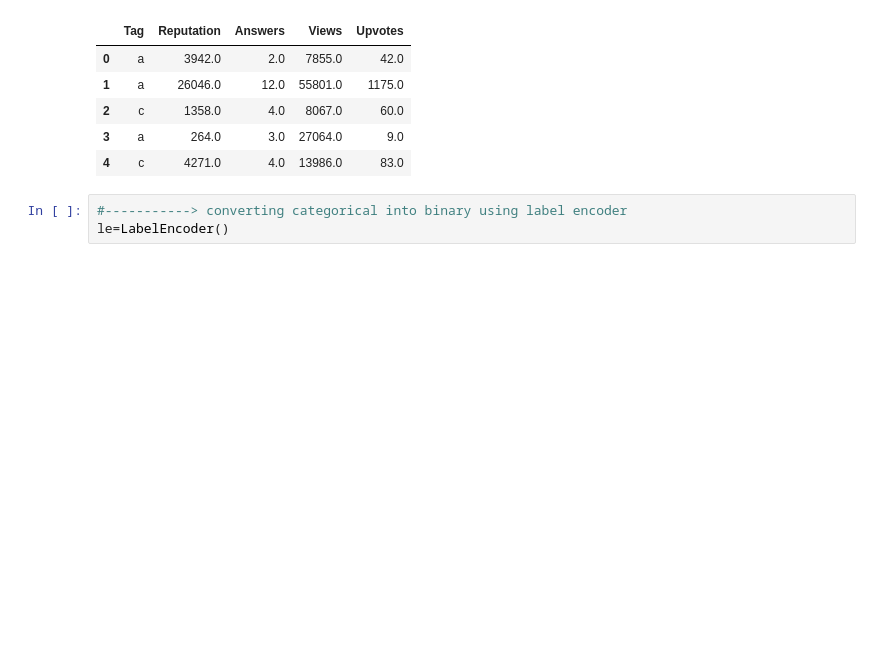
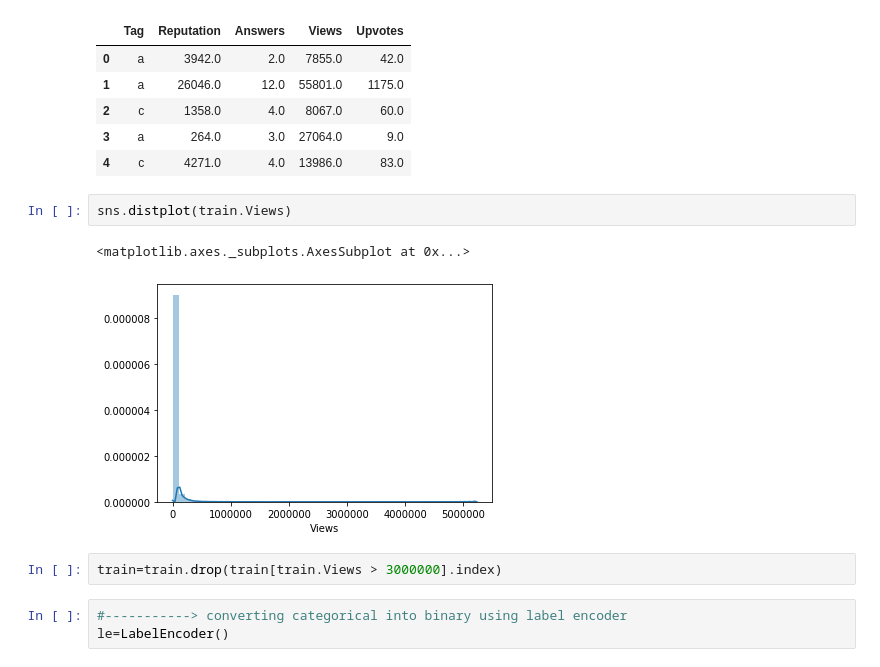
Before and after one commit to rishindrasingh/My-Projects, a Jupyter notebook: PredictingUpvotes.ipynb, the cells around one changed output. Cells and saved outputs as stored; diff of their text form; blank space fills up the shorter version.

```diff
--- a/PredictingUpvotes.ipynb
+++ b/PredictingUpvotes.ipynb
@@ -68,6 +68,13 @@ train.head()
 | 2 | c | 1358.0 | 4.0 | 8067.0 | 60.0 |
 | 3 | a | 264.0 | 3.0 | 27064.0 | 9.0 |
 | 4 | c | 4271.0 | 4.0 | 13986.0 | 83.0 |
+# %%
+sns.distplot(train.Views)
+# %% [output]
+<matplotlib.axes._subplots.AxesSubplot at 0x...>
+[figure, added]
+# %%
+train=train.drop(train[train.Views > 3000000].index)
 # %%
 #-----------> converting categorical into binary using label encoder
 le=LabelEncoder()
```
Also changed, not shown: parts of 8 cells of this notebook.
